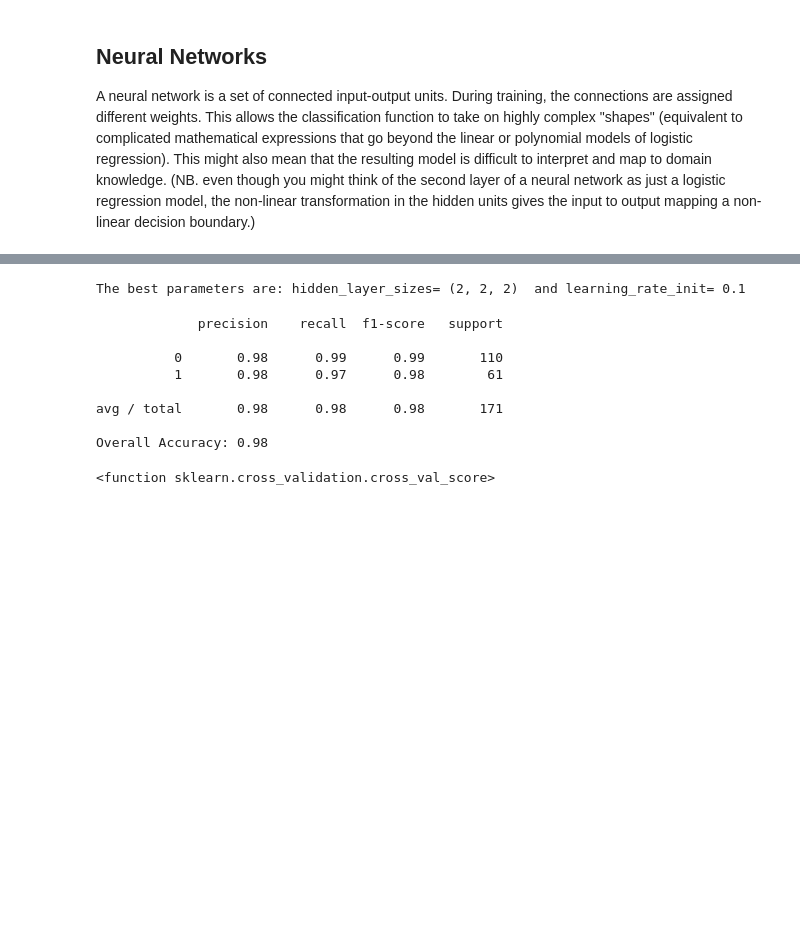
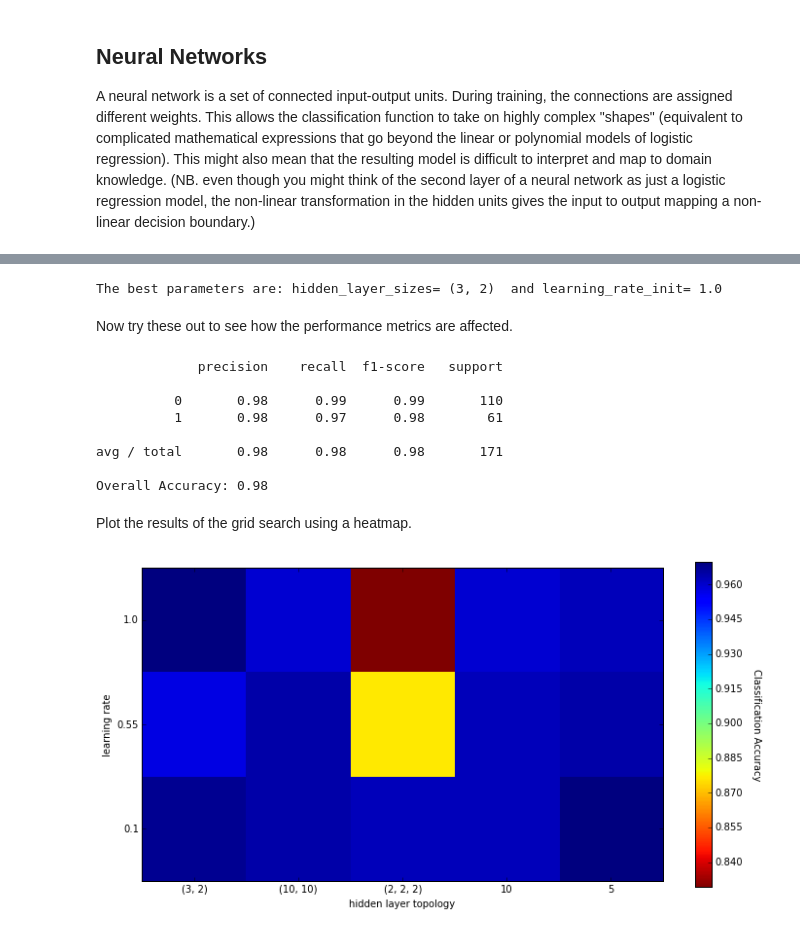
Before and after one commit to cambridgecoding/pydata-tutorial, a Jupyter notebook: PyData.ipynb, the cells around one changed output, grey strips where cells are left out. Cells and saved outputs as stored; diff of their text form; code cells hidden in the pictures; blank space fills up the shorter version.

```diff
--- a/PyData.ipynb
+++ b/PyData.ipynb
@@ -474,0 +479,7 @@ The best parameters are: cost= 0.5  and penalty= l2
+# %%
+l_regression = LogisticRegression(C=0.5, penalty='l2')
+l_regression.fit(XTrain, yTrain)
+net_prediction = l_regression.predict(XTest)
+
+print metrics.classification_report(yTest, net_prediction)
+print "Overall Accuracy:", round(metrics.accuracy_score(yTest, net_prediction),2)
@@ -511,5 +566,7 @@ best_best_lr = gridcv.best_params_['learning_rate_init']
 
 print "The best parameters are: hidden_layer_sizes=", best_size, " and learning_rate_init=", best_best_lr
 # %% [output]
-The best parameters are: hidden_layer_sizes= (2, 2, 2)  and learning_rate_init= 0.1
+The best parameters are: hidden_layer_sizes= (3, 2)  and learning_rate_init= 1.0
+# %% [markdown]
+Now try these out to see how the performance metrics are affected.
 # %%
@@ -528,7 +585,27 @@ print "Overall Accuracy:", round(metrics.accuracy_score(yTest, net_prediction),2
 avg / total       0.98      0.98      0.98       171
 
 Overall Accuracy: 0.98
-# %%
-cv.cross_val_score
-# %% [output]
-<function sklearn.cross_validation.cross_val_score>
+# %% [markdown]
+Plot the results of the grid search using a heatmap.
+# %%
+# plot the scores of the grid
+# grid_scores_ contains parameter settings and scores
+score_dict = gridcv.grid_scores_
+scores = [x[1] for x in score_dict]
+scores = np.array(scores).reshape(len(layer_size_range), len(learning_rate_range))
+scores = np.transpose(scores)
+
+# Make a heatmap with the performance
+plt.figure(figsize=(12, 6))
+plt.imshow(scores, interpolation='nearest', origin='higher', cmap=plt.cm.get_cmap('jet_r'))
+plt.xticks(np.arange(len(layer_size_range)), layer_size_range)
+plt.yticks(np.arange(len(learning_rate_range)), learning_rate_range)
+plt.xlabel('hidden layer topology')
+plt.ylabel('learning rate')
+
+cbar = plt.colorbar()
+cbar.set_label('Classification Accuracy', rotation=270, labelpad=20)
+
+plt.show()
+# %% [output]
+[figure, added]
```
Also changed, not shown: parts of 15 cells of this notebook.
